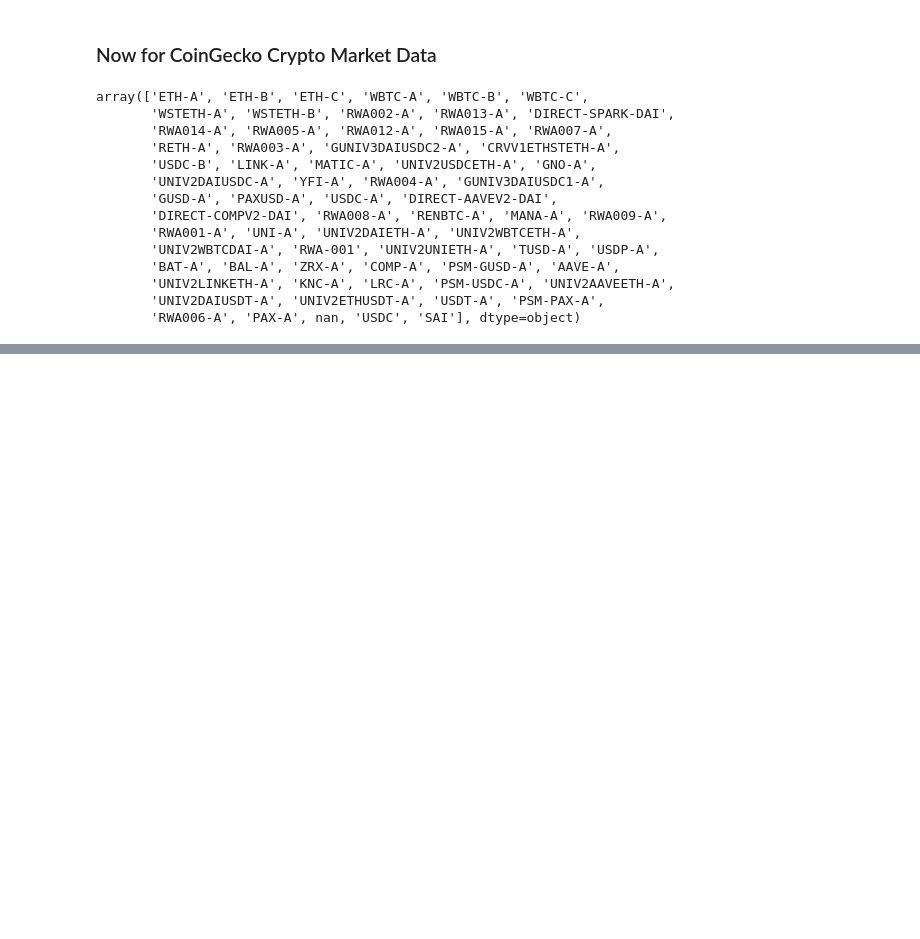
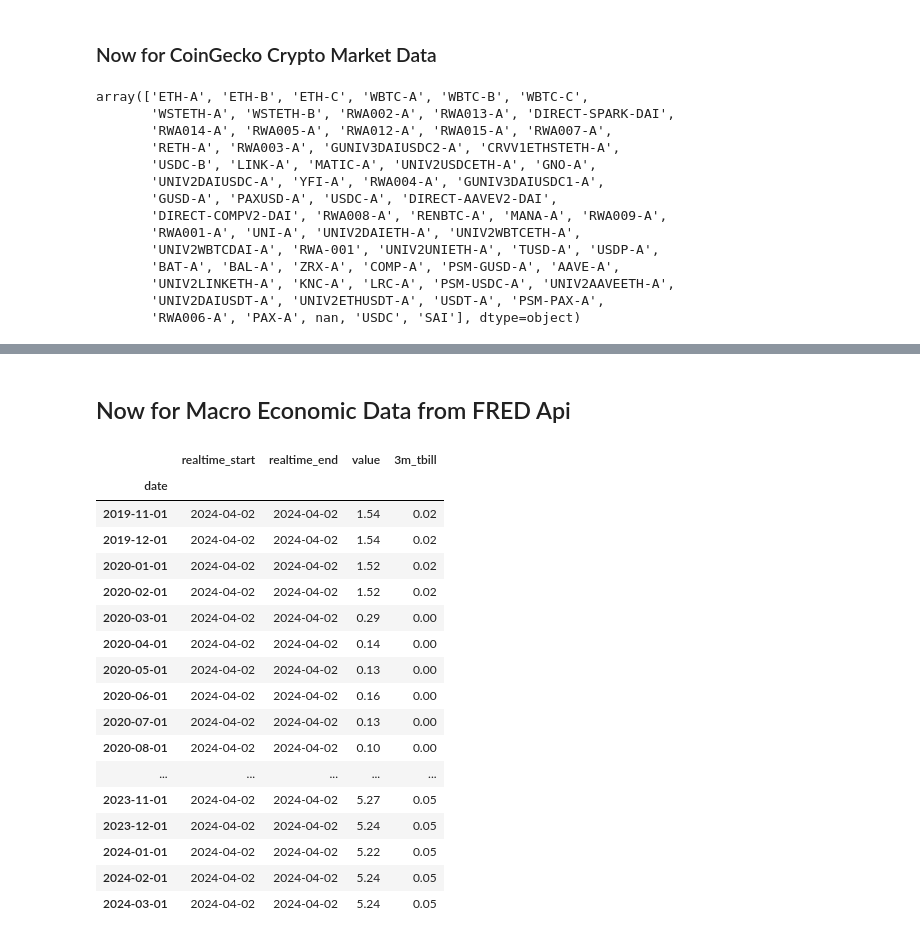
Before and after one commit to BrandynHamilton/mkrdao_port_mgmt, a Jupyter notebook: notebooks/exploratory.ipynb, the cells around one changed output, grey strips where cells are left out. Cells and saved outputs as stored; diff of their text form; code cells hidden in the pictures; blank space fills up the shorter version.

```diff
--- a/notebooks/exploratory.ipynb
+++ b/notebooks/exploratory.ipynb
@@ -1605,0 +1859,52 @@ dai_vol
+# %% [markdown]
+## Now for Macro Economic Data from FRED Api
+# %%
+def fetch_and_process_tbill_data(api_url, data_key, date_column, value_column, date_format='datetime'):
+    # Retrieve the API key from Streamlit secrets
+    api_key = st.secrets["FRED_API_KEY"]
+
+    # Append the API key to the URL
+    api_url_with_key = f"{api_url}&api_key={api_key}"
+
+    response = requests.get(api_url_with_key)
+    if response.status_code == 200:
+        data = response.json()
+        df = pd.DataFrame(data[data_key])
+
+        if date_format == 'datetime':
+            df[date_column] = pd.to_datetime(df[date_column])
+
+        df.set_index(date_column, inplace=True)
+        df[value_column] = df[value_column].astype(float)
+        return df
+    else:
+        print(f"Failed to retrieve data: {response.status_code}")
+        return pd.DataFrame()  # Return an empty DataFrame in case of failure
+# %%
+three_month_tbill_historical_api = "https://api.stlouisfed.org/fred/series/observations?series_id=TB3MS&file_type=json"
+three_month_tbill = fetch_and_process_tbill_data(three_month_tbill_historical_api, "observations", "date", "value")
+# %%
+three_month_tbill = three_month_tbill[three_month_tbill.index >= '2019-11-01']
+# %%
+three_month_tbill['3m_tbill'] = three_month_tbill['value'] / 100
+# %%
+three_month_tbill
+# %% [output]
+|  | realtime_start | realtime_end | value | 3m_tbill |
+| date |  |  |  |  |
+| 2019-11-01 | 2024-04-02 | 2024-04-02 | 1.54 | 0.02 |
+| 2019-12-01 | 2024-04-02 | 2024-04-02 | 1.54 | 0.02 |
+| 2020-01-01 | 2024-04-02 | 2024-04-02 | 1.52 | 0.02 |
+| 2020-02-01 | 2024-04-02 | 2024-04-02 | 1.52 | 0.02 |
+| 2020-03-01 | 2024-04-02 | 2024-04-02 | 0.29 | 0.00 |
+| 2020-04-01 | 2024-04-02 | 2024-04-02 | 0.14 | 0.00 |
+| 2020-05-01 | 2024-04-02 | 2024-04-02 | 0.13 | 0.00 |
+| 2020-06-01 | 2024-04-02 | 2024-04-02 | 0.16 | 0.00 |
+| 2020-07-01 | 2024-04-02 | 2024-04-02 | 0.13 | 0.00 |
+| 2020-08-01 | 2024-04-02 | 2024-04-02 | 0.10 | 0.00 |
+| ... | ... | ... | ... | ... |
+| 2023-11-01 | 2024-04-02 | 2024-04-02 | 5.27 | 0.05 |
+| 2023-12-01 | 2024-04-02 | 2024-04-02 | 5.24 | 0.05 |
+| 2024-01-01 | 2024-04-02 | 2024-04-02 | 5.22 | 0.05 |
+| 2024-02-01 | 2024-04-02 | 2024-04-02 | 5.24 | 0.05 |
+| 2024-03-01 | 2024-04-02 | 2024-04-02 | 5.24 | 0.05 |
```
Also changed, not shown: parts of 107 cells of this notebook, 7 other files.
